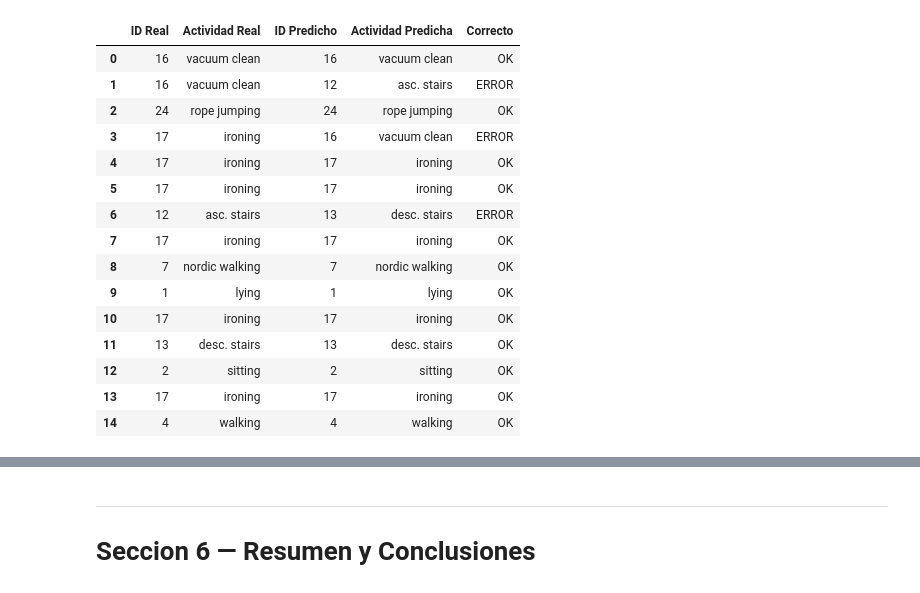
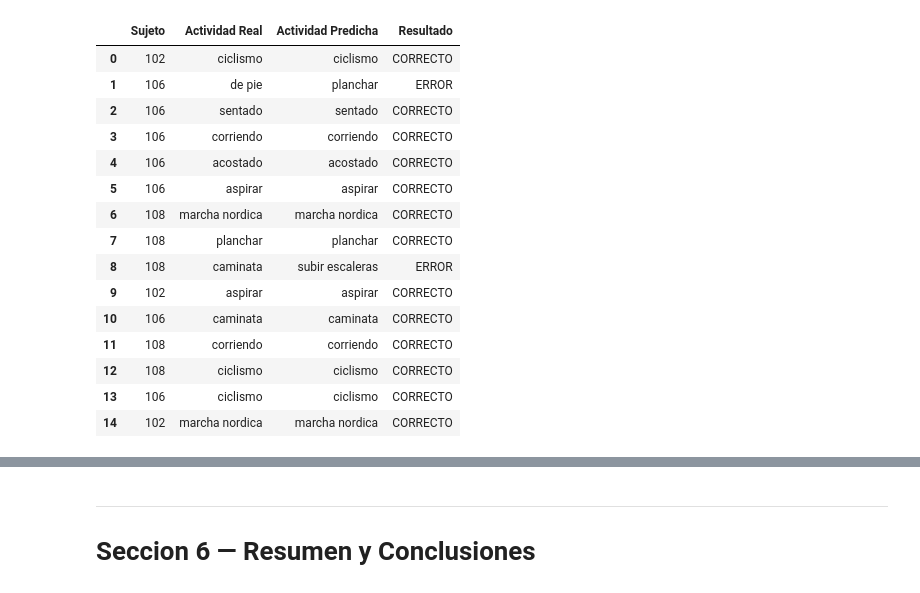
Before and after one commit to FrancoRecalde/TP_CD, a Jupyter notebook: notebooks/02_Modelado2.ipynb, the cells around one changed output, grey strips where cells are left out. Saved outputs shown, nothing was run; the diff lists cells and outputs as text; code cells hidden in the pictures.

```diff
--- a/notebooks/02_Modelado2.ipynb
+++ b/notebooks/02_Modelado2.ipynb
@@ -515,18 +546,0 @@ Figura guardada: dt_arbol.png
-# %%
-importances = pd.Series(dt_model.feature_importances_, index=SENSOR_COLS)
-top15 = importances.nlargest(15).sort_values()
-
-fig, ax = plt.subplots(figsize=(9, 6))
-bars = ax.barh(top15.index, top15.values,
-               color=sns.color_palette('viridis', len(top15)))
-for bar, v in zip(bars, top15.values):
-    ax.text(v + 0.001, bar.get_y() + bar.get_height() / 2,
-            f'{v:.4f}', va='center', fontsize=8)
-ax.set_xlabel('Importancia relativa')
-ax.set_title('Arbol de Decision — Top 15 features por importancia')
-plt.tight_layout()
-plt.savefig(FIGURES_PATH / 'dt_feature_importances.png', dpi=100, bbox_inches='tight')
-plt.show()
-
-print('Top 15 features:')
-print(top15.sort_values(ascending=False).round(4).to_string())
@@ -680,34 +829,32 @@ durante el entrenamiento) y muestra la prediccion versus la actividad real.
 # %%
-# =======================================================
-# DEMO EN VIVO — 15 filas del test set (no vistas en entrenamiento)
-# =======================================================
-demo_sample = X_test.sample(15, random_state=99)
+print(f'Modelo en uso:  {mejor_arbol_nombre}')
+print(f'F1 macro:       {mejor_arbol["f1_macro"]:.4f}')
+print(f'Exactitud:      {mejor_arbol["acc_test"]:.4f}')
+print(f'R2 (etiq 0-11): {mejor_arbol["R2"]:.4f}')
+print()
+
+# Sin random_state: muestra diferente en cada ejecucion
+demo_sample = X_test.sample(15)
 demo_real   = y_test_act.loc[demo_sample.index].values
-demo_pred   = dt_model.predict(demo_sample)
+demo_pred   = mejor_arbol['modelo'].predict(demo_sample)
 
 demo_df = pd.DataFrame({
-    'ID Real':            demo_real,
+    'Sujeto':             df_test.loc[demo_sample.index, 'sujeto_id'].values,
     'Actividad Real':     [ACTIVIDAD_MAP.get(a, str(a)) for a in demo_real],
-    'ID Predicho':        demo_pred,
     'Actividad Predicha': [ACTIVIDAD_MAP.get(a, str(a)) for a in demo_pred],
-    'Correcto':           ['OK' if r == p else 'ERROR' for r, p in zip(demo_real, demo_pred)]
+    'Resultado':          ['CORRECTO' if r == p else 'ERROR' for r, p in zip(demo_real, demo_pred)]
 })
 
 
-def _style_result(col):
-    return [
-        'background-color: #C8E6C9; color: #1B5E20' if v == 'OK'
-        else 'background-color: #FFCDD2; color: #B71C1C'
-        for v in col
-    ]
+def _estilo(col):
+    return ['background-color: #C8E6C9; color: #1B5E20' if v == 'CORRECTO'
+            else 'background-color: #FFCDD2; color: #B71C1C' for v in col]
 
 
 display(
-    demo_df.style
-    .apply(_style_result, subset=['Correcto'])
-    .set_caption('DEMO — Prediccion del Arbol de Decision sobre datos NO vistos en entrenamiento')
+    demo_df.style.apply(_estilo, subset=['Resultado'])
+    .set_caption(f'DEMO — {mejor_arbol_nombre} | Sujetos {SUJETOS_PRUEBA} (no vistos en entrenamiento)')
 )
-
 n_ok = int((demo_real == demo_pred).sum())
-print(f'\nAciertos en demo: {n_ok}/15  ({n_ok/15*100:.0f}%)')
+print(f'Aciertos: {n_ok}/15 ({n_ok/15*100:.0f}%) — ejecutar nuevamente para otra muestra aleatoria')
 # %% [output]
@@ -715,16 +866,16 @@ DEMO — Prediccion del Arbol de Decision sobre datos NO vistos en entrenamiento
-|  | ID Real | Actividad Real | ID Predicho | Actividad Predicha | Correcto |
-| 0 | 16 | vacuum clean | 16 | vacuum clean | OK |
-| 1 | 16 | vacuum clean | 12 | asc. stairs | ERROR |
-| 2 | 24 | rope jumping | 24 | rope jumping | OK |
-| 3 | 17 | ironing | 16 | vacuum clean | ERROR |
-| 4 | 17 | ironing | 17 | ironing | OK |
-| 5 | 17 | ironing | 17 | ironing | OK |
-| 6 | 12 | asc. stairs | 13 | desc. stairs | ERROR |
-| 7 | 17 | ironing | 17 | ironing | OK |
-| 8 | 7 | nordic walking | 7 | nordic walking | OK |
-| 9 | 1 | lying | 1 | lying | OK |
-| 10 | 17 | ironing | 17 | ironing | OK |
-| 11 | 13 | desc. stairs | 13 | desc. stairs | OK |
-| 12 | 2 | sitting | 2 | sitting | OK |
-| 13 | 17 | ironing | 17 | ironing | OK |
-| 14 | 4 | walking | 4 | walking | OK |
+|  | Sujeto | Actividad Real | Actividad Predicha | Resultado |
+| 0 | 102 | ciclismo | ciclismo | CORRECTO |
+| 1 | 106 | de pie | planchar | ERROR |
+| 2 | 106 | sentado | sentado | CORRECTO |
+| 3 | 106 | corriendo | corriendo | CORRECTO |
+| 4 | 106 | acostado | acostado | CORRECTO |
+| 5 | 106 | aspirar | aspirar | CORRECTO |
+| 6 | 108 | marcha nordica | marcha nordica | CORRECTO |
+| 7 | 108 | planchar | planchar | CORRECTO |
+| 8 | 108 | caminata | subir escaleras | ERROR |
+| 9 | 102 | aspirar | aspirar | CORRECTO |
+| 10 | 106 | caminata | caminata | CORRECTO |
+| 11 | 108 | corriendo | corriendo | CORRECTO |
+| 12 | 108 | ciclismo | ciclismo | CORRECTO |
+| 13 | 106 | ciclismo | ciclismo | CORRECTO |
+| 14 | 102 | marcha nordica | marcha nordica | CORRECTO |
```
Also changed, not shown: parts of 53 cells of this notebook, 11 other files.
